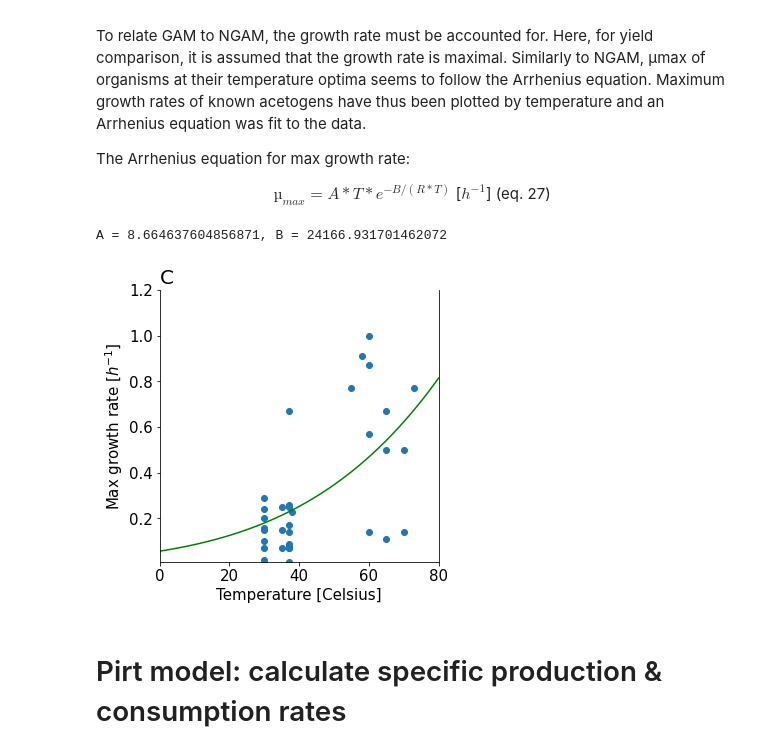
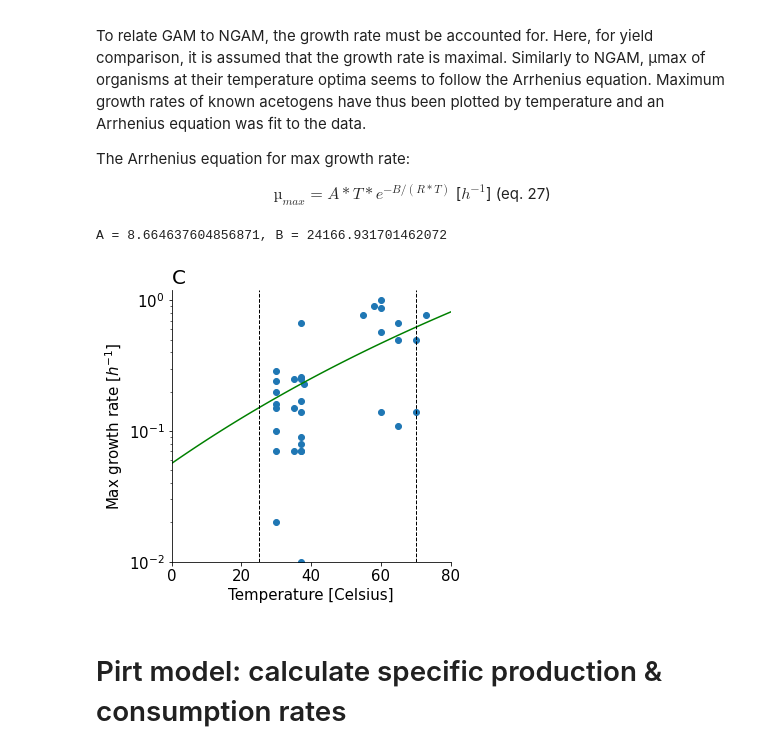
Before and after one commit to biosustain/CO2_fixation_models, a Jupyter notebook: Scripts/02_AcetogenYieldTempDependency.ipynb, the cells around one changed output. Drawn from its saved outputs; the diff is of its cells as text; code cells hidden in the pictures.

```diff
--- a/Scripts/02_AcetogenYieldTempDependency.ipynb
+++ b/Scripts/02_AcetogenYieldTempDependency.ipynb
@@ -324,29 +327,31 @@ To relate GAM to NGAM, the growth rate must be accounted for. Here, for yield co
 # %%
 # load data saved as csv, mostly from DOI: 10.3389/fmicb.2015.01275
 µ_Acetogens = pd.read_csv("../Data/µ_Acetogens.csv", encoding= 'unicode_escape', index_col="Species", dtype = {"Topt": float, "mu_max": float, "ToptK": float})
 
 # Fit data to Arrhenius equation
 popt, pcov = curve_fit(Arrhenius, µ_Acetogens.ToptK, µ_Acetogens.mu_max)
 
 print(f"A = {popt[0]}, B = {popt[1]}")
 
 plt.figure(figsize=(5,5))
 plt.title(f"C", fontdict = {'fontsize': 20}, loc = "left")
 plt.axis([0, 80, 0.01, 1.2])
 plt.xlabel('Temperature [Celsius]', fontsize=15)
 plt.ylabel(r'Max growth rate [$h^{-1}$]', fontsize=15)
 plt.tick_params(axis='both', which='major', labelsize=15)
 plt.plot(Kelvin_Celsius(T), Arrhenius(T, *popt), 'g-', label='fit')
+plt.axvline(x = 25, color = 'black', linestyle = '--', linewidth = 1)
+plt.axvline(x = 70, color = 'black', linestyle = '--', linewidth = 1)
 plt.scatter(Kelvin_Celsius(µ_Acetogens.ToptK), µ_Acetogens.mu_max)
-#plt.yscale('log')
+plt.yscale('log')
 
 def µ(T):
     return popt[0]*T*np.exp(-popt[1]/(R*T)) #[/h]
 
 plt.show()
 # %% [output]
 A = 8.664637604856871, B = 24166.931701462072
-[figure, old version]
+[figure, new version]
 # %% [markdown]
 # Pirt model: calculate specific production & consumption rates
 # %% [markdown]
```
Also changed, not shown: parts of 5 cells of this notebook, 3 other files.
